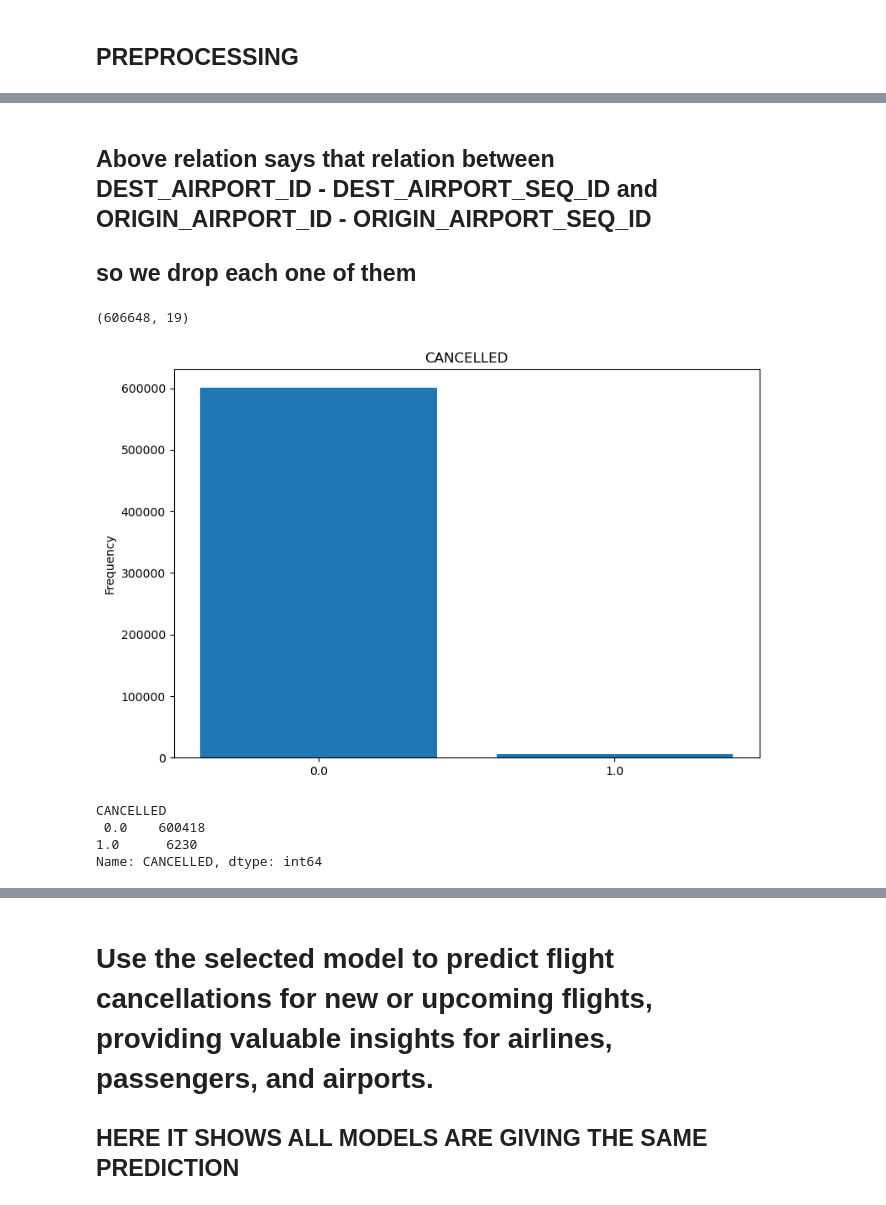
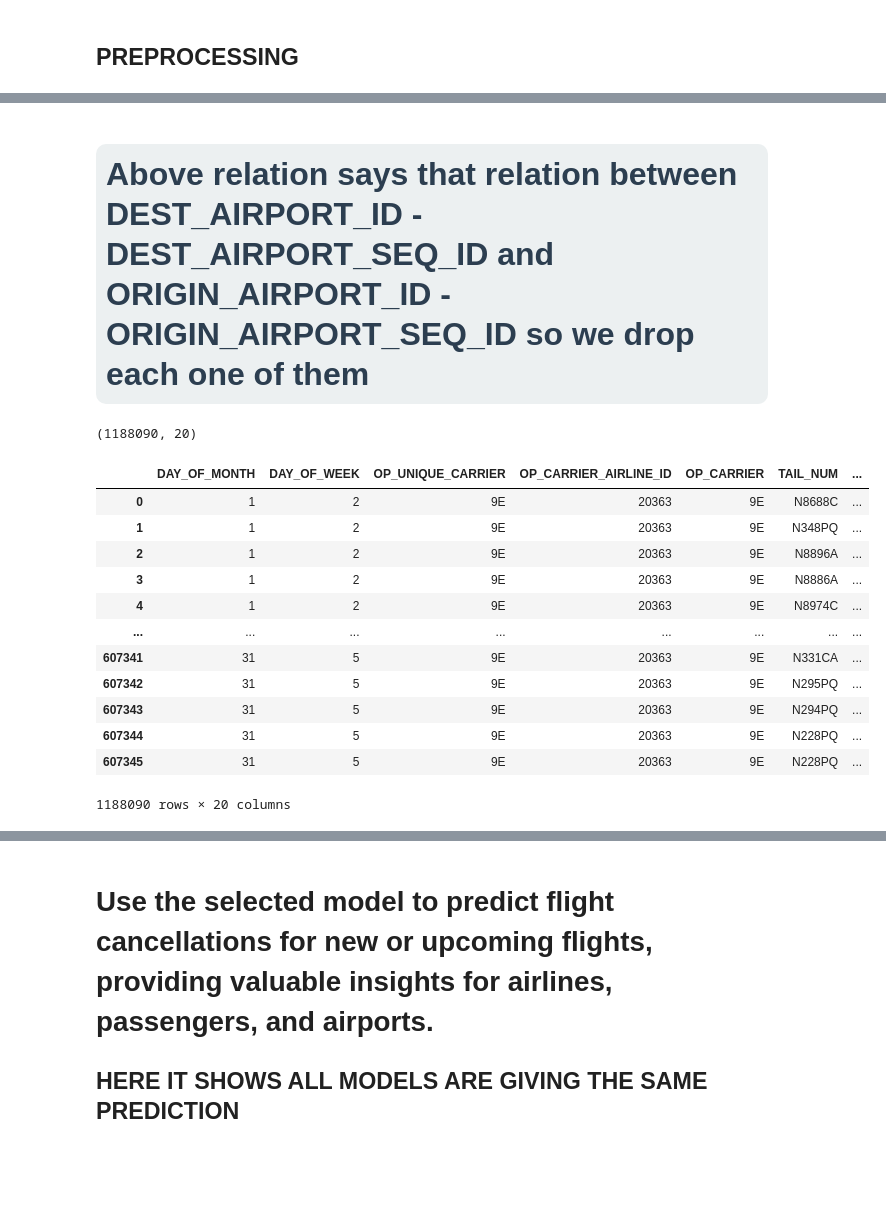
Before and after one commit to CHANDU016/FLIGHT-DELAY-PREDICTION, a Jupyter notebook: FILGHT DELAY PREDICTION.ipynb, the cells around one changed output, grey strips where cells are left out. Cells and saved outputs as stored; diff of their text form; code cells hidden in the pictures; blank space fills up the shorter version.

```diff
--- a/FILGHT DELAY PREDICTION.ipynb
+++ b/FILGHT DELAY PREDICTION.ipynb
@@ -315,17 +301,24 @@ plt.show()
 # %% [markdown]
-## Above relation says that relation between DEST_AIRPORT_ID - DEST_AIRPORT_SEQ_ID  and  ORIGIN_AIRPORT_ID - ORIGIN_AIRPORT_SEQ_ID
-## so we drop each one of them
+<h1 style="font-family:Arial; font-size:32px; color:#2C3E50; text-align:left; background-color:#ECF0F1; padding:10px; border-radius:10px;">Above relation says that relation between DEST_AIRPORT_ID - DEST_AIRPORT_SEQ_ID  and  ORIGIN_AIRPORT_ID - ORIGIN_AIRPORT_SEQ_ID so we drop each one of them
 # %%
-df_2020 = df_2020.drop(['DEST_AIRPORT_SEQ_ID'],axis=1)
-df_2020 = df_2020.drop(['ORIGIN_AIRPORT_SEQ_ID'],axis=1)
-print(df_2020.shape)
+df = df.drop(['DEST_AIRPORT_SEQ_ID'],axis=1)
+df = df.drop(['ORIGIN_AIRPORT_SEQ_ID'],axis=1)
+print(df.shape)
 # %% [output]
-(606648, 19)
+(1188090, 20)
-# %%
-bar_plot('CANCELLED')
-# %% [output]
-[figure, removed]
-CANCELLED
- 0.0    600418
-1.0      6230
-Name: CANCELLED, dtype: int64
+# %%
+df
+# %% [output]
+|  | DAY_OF_MONTH | DAY_OF_WEEK | OP_UNIQUE_CARRIER | OP_CARRIER_AIRLINE_ID | OP_CARRIER | TAIL_NUM | ... |
+| 0 | 1 | 2 | 9E | 20363 | 9E | N8688C | ... |
+| 1 | 1 | 2 | 9E | 20363 | 9E | N348PQ | ... |
+| 2 | 1 | 2 | 9E | 20363 | 9E | N8896A | ... |
+| 3 | 1 | 2 | 9E | 20363 | 9E | N8886A | ... |
+| 4 | 1 | 2 | 9E | 20363 | 9E | N8974C | ... |
+| ... | ... | ... | ... | ... | ... | ... | ... |
+| 607341 | 31 | 5 | 9E | 20363 | 9E | N331CA | ... |
+| 607342 | 31 | 5 | 9E | 20363 | 9E | N295PQ | ... |
+| 607343 | 31 | 5 | 9E | 20363 | 9E | N294PQ | ... |
+| 607344 | 31 | 5 | 9E | 20363 | 9E | N228PQ | ... |
+| 607345 | 31 | 5 | 9E | 20363 | 9E | N228PQ | ... |
+1188090 rows × 20 columns
```
Also changed, not shown: parts of 47 cells of this notebook.
